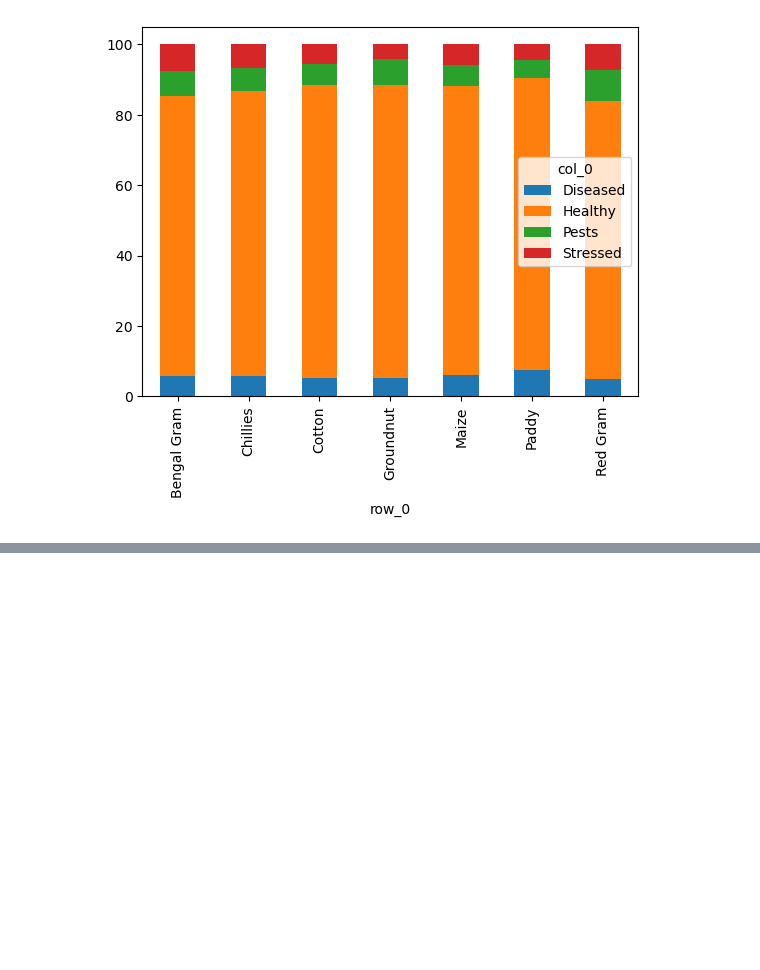
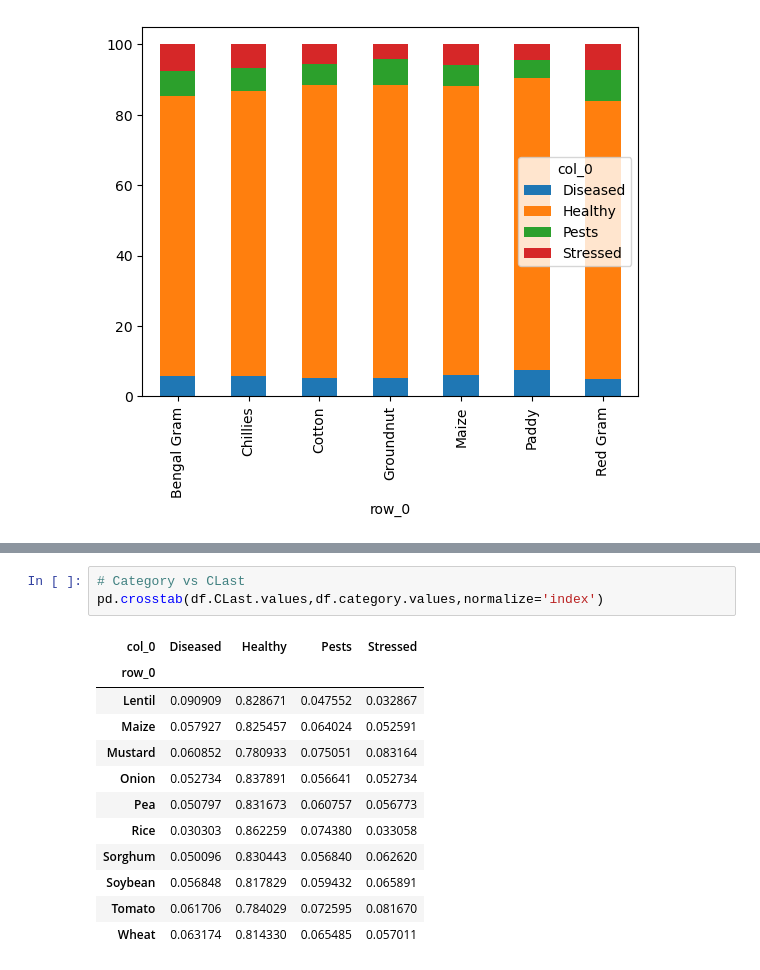
Before and after one commit to juandazapatac/telangana_classification_challenge, a Jupyter notebook: notebooks/exploratory_analysis.ipynb, the cells around one changed output, grey strips where cells are left out. Saved outputs shown, nothing was run; the diff lists cells and outputs as text; blank space fills up the shorter version.

```diff
--- a/notebooks/exploratory_analysis.ipynb
+++ b/notebooks/exploratory_analysis.ipynb
@@ -375,0 +401,16 @@ En la vida real si debería tener una implicación? pobre generalización?
+# %%
+# Category vs CLast
+pd.crosstab(df.CLast.values,df.category.values,normalize='index')
+# %% [output]
+| col_0 | Diseased | Healthy | Pests | Stressed |
+| row_0 |  |  |  |  |
+| Lentil | 0.090909 | 0.828671 | 0.047552 | 0.032867 |
+| Maize | 0.057927 | 0.825457 | 0.064024 | 0.052591 |
+| Mustard | 0.060852 | 0.780933 | 0.075051 | 0.083164 |
+| Onion | 0.052734 | 0.837891 | 0.056641 | 0.052734 |
+| Pea | 0.050797 | 0.831673 | 0.060757 | 0.056773 |
+| Rice | 0.030303 | 0.862259 | 0.074380 | 0.033058 |
+| Sorghum | 0.050096 | 0.830443 | 0.056840 | 0.062620 |
+| Soybean | 0.056848 | 0.817829 | 0.059432 | 0.065891 |
+| Tomato | 0.061706 | 0.784029 | 0.072595 | 0.081670 |
+| Wheat | 0.063174 | 0.814330 | 0.065485 | 0.057011 |
```
Also changed, not shown: parts of 16 cells of this notebook, 3 other files.
